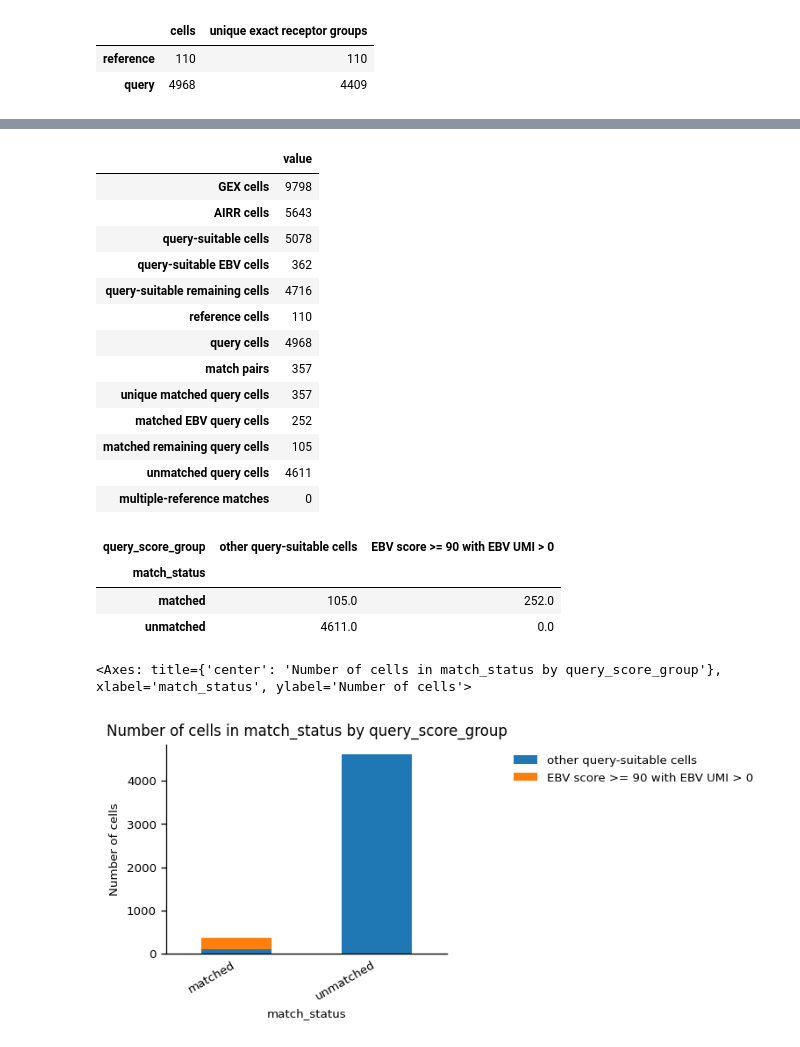
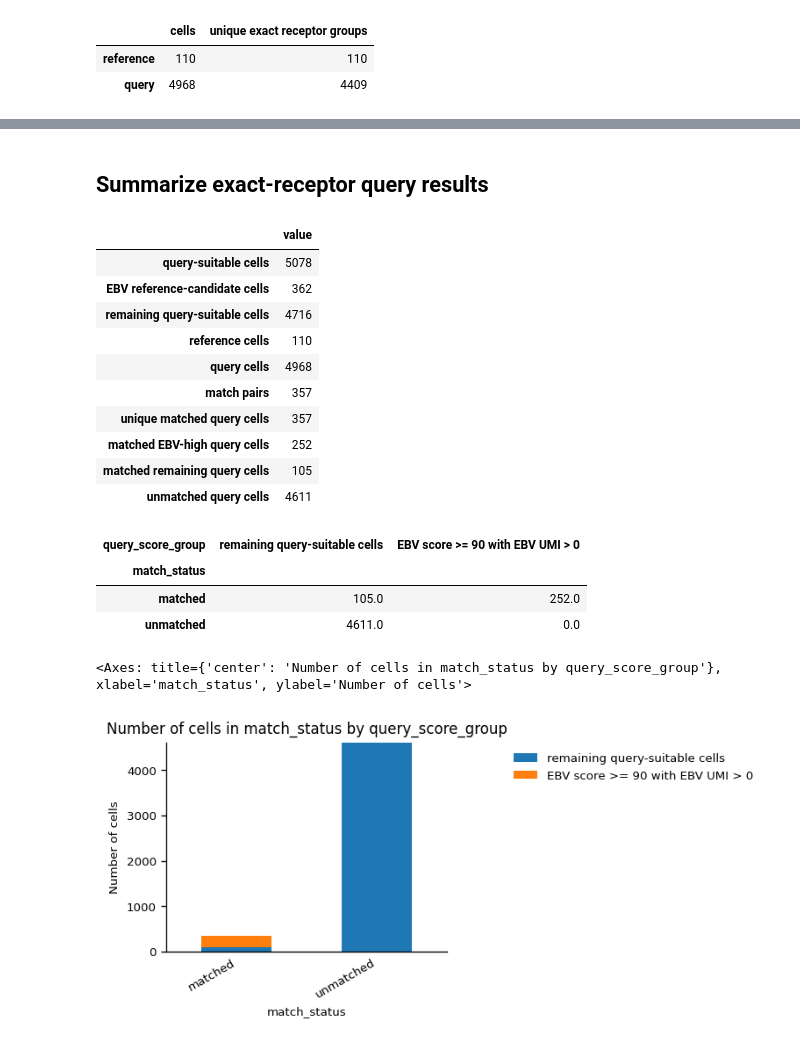
Before and after one commit to scverse/scirpy, a Jupyter notebook: docs/tutorials/tutorial_beam_t_query.ipynb, the cells around one changed output, grey strips where cells are left out. Drawn from its saved outputs; the diff is of its cells as text; code cells hidden in the pictures.

```diff
--- a/docs/tutorials/tutorial_beam_t_query.ipynb
+++ b/docs/tutorials/tutorial_beam_t_query.ipynb
@@ -244,13 +262,22 @@ This is a practical subset-against-subset receptor query within one dataset. Exa
 # %%
 reference_barcodes = (
-    query_suitable.loc[query_suitable["conservative_ebv_reference"]]
+    query_suitable.loc[query_suitable["ebv_candidate"]]
     .sort_values(["exact_receptor_group", "barcode"])
     .drop_duplicates("exact_receptor_group")
     .index
 )
 query_barcodes = query_suitable.index.difference(reference_barcodes, sort=False)
-reference = mdata[reference_barcodes, :].copy()
-query = mdata[query_barcodes, :].copy()
+
+def subset_from_barcodes(barcodes):
+    return mu.MuData(
+        {
+            modality: mdata.mod[modality][barcodes].copy()
+            for modality in mdata.mod
+        }
+    )
+
+reference = subset_from_barcodes(reference_barcodes)
+query = subset_from_barcodes(query_barcodes)
 
 display(
     pd.DataFrame(
@@ -351,77 +372,49 @@ display(
+# %% [markdown]
+## Summarize exact-receptor query results
 # %%
 display(
     pd.DataFrame(
         {
             "value": [
-                mdata.mod["gex"].n_obs,
-                mdata.mod["airr"].n_obs,
                 query_suitable.shape[0],
-                int(query_suitable["conservative_ebv_reference"].sum()),
-                int((~query_suitable["conservative_ebv_reference"]).sum()),
+                int(query_suitable["ebv_candidate"].sum()),
+                int((~query_suitable["ebv_candidate"]).sum()),
                 reference.n_obs,
                 query.n_obs,
                 len(pairs),
                 len(matched_barcodes),
-                int(
-                    query.mod["airr"]
-                    .obs.loc[matched_barcodes, "query_score_group"]
-                    .eq("EBV score >= 90 with EBV UMI > 0")
-                    .sum()
-                ),
-                int(
-                    query.mod["airr"]
-                    .obs.loc[matched_barcodes, "query_score_group"]
-                    .eq("other query-suitable cells")
-                    .sum()
-                ),
+                int(query.mod["airr"].obs.loc[matched_barcodes, "query_score_group"].eq("EBV score >= 90 with EBV UMI > 0").sum()),
+                int(query.mod["airr"].obs.loc[matched_barcodes, "query_score_group"].eq("remaining query-suitable cells").sum()),
                 query.n_obs - len(matched_barcodes),
-                int((pairs.groupby(level=0)["reference_barcode"].nunique() > 1).sum()),
             ]
         },
         index=[
-            "GEX cells",
-            "AIRR cells",
-            "query-suitable cells",
-            "query-suitable EBV cells",
-            "query-suitable remaining cells",
-            "reference cells",
-            "query cells",
-            "match pairs",
-            "unique matched query cells",
-            "matched EBV query cells",
-            "matched remaining query cells",
-            "unmatched query cells",
-            "multiple-reference matches",
+            "query-suitable cells", "EBV reference-candidate cells", "remaining query-suitable cells",
+            "reference cells", "query cells", "match pairs", "unique matched query cells",
+            "matched EBV-high query cells", "matched remaining query cells", "unmatched query cells",
         ],
     )
 )
-display(
-    ir.tl.group_abundance(
-        query.mod["airr"], groupby="match_status", target_col="query_score_group", sort="alphabetical"
-    )
-)
+display(ir.tl.group_abundance(query.mod["airr"], groupby="match_status", target_col="query_score_group", sort="alphabetical"))
 ir.pl.group_abundance(query.mod["airr"], groupby="match_status", target_col="query_score_group", sort="alphabetical")
 # %% [output]
 |  | value |
-| GEX cells | 9798 |
-| AIRR cells | 5643 |
 | query-suitable cells | 5078 |
-| query-suitable EBV cells | 362 |
-| query-suitable remaining cells | 4716 |
+| EBV reference-candidate cells | 362 |
+| remaining query-suitable cells | 4716 |
 | reference cells | 110 |
 | query cells | 4968 |
 | match pairs | 357 |
 | unique matched query cells | 357 |
-| matched EBV query cells | 252 |
+| matched EBV-high query cells | 252 |
 | matched remaining query cells | 105 |
 | unmatched query cells | 4611 |
-| multiple-reference matches | 0 |
-| query_score_group | other query-suitable cells | EBV score >= 90 with EBV UMI > 0 |
+| query_score_group | remaining query-suitable cells | EBV score >= 90 with EBV UMI > 0 |
 | match_status |  |  |
 | matched | 105.0 | 252.0 |
 | unmatched | 4611.0 | 0.0 |
 <Axes: title={'center': 'Number of cells in match_status by query_score_group'}, xlabel='match_status', ylabel='Number of cells'>
-[figure, old version]
+[figure, new version]
 # %% [markdown]
 ## Interpretation and limitations
 
```
Also changed, not shown: parts of 23 cells of this notebook.
